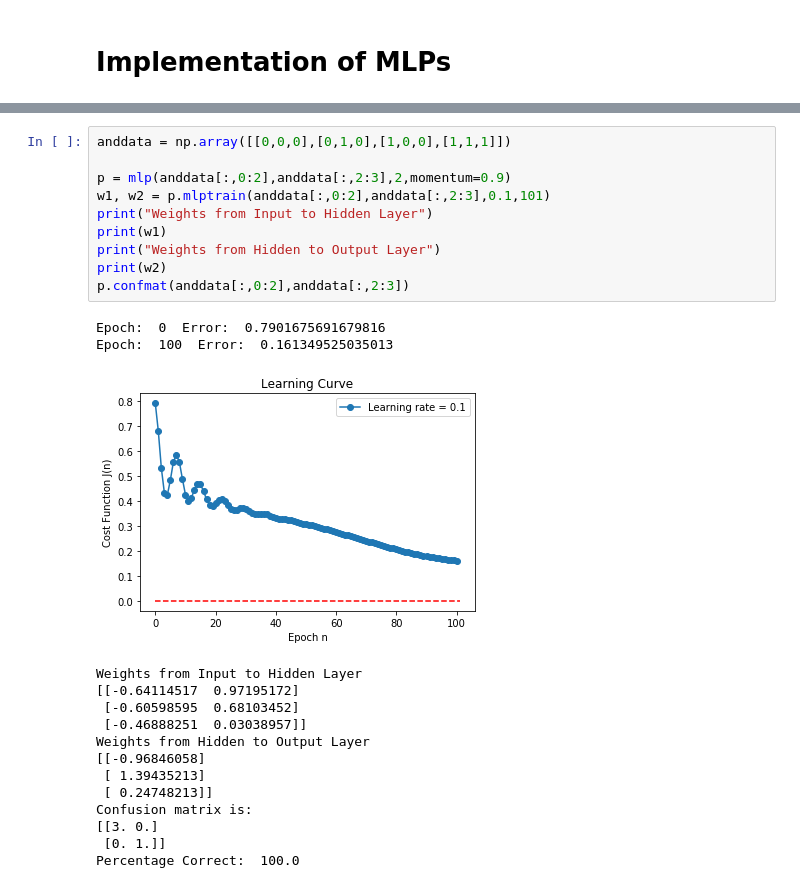
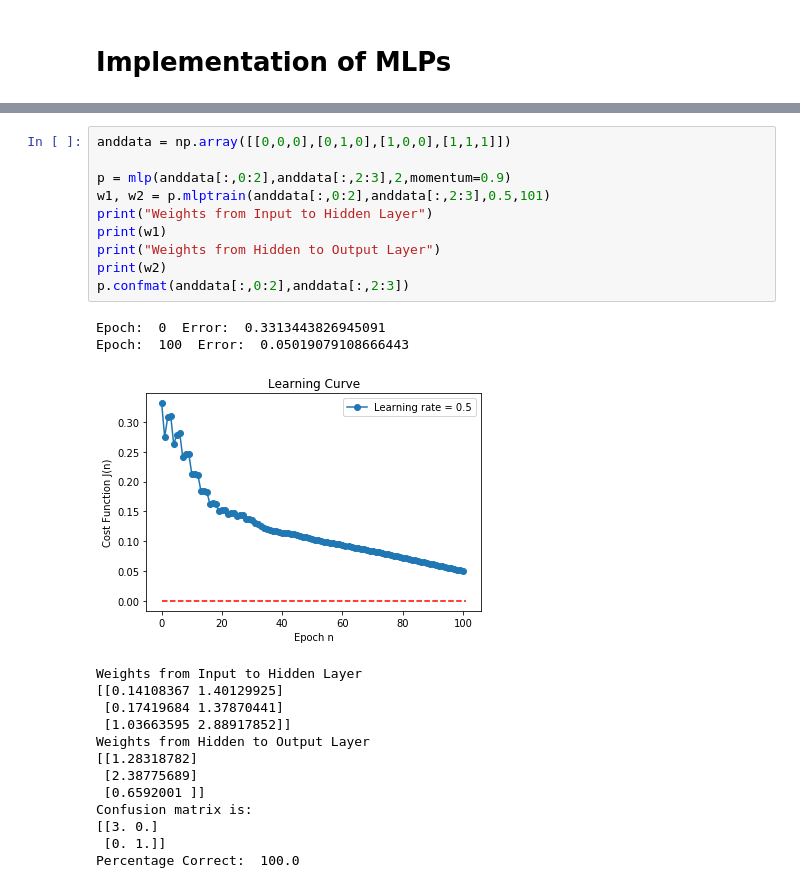
Before and after one commit to aysegulbumin/Lectures, a Jupyter notebook: Lecture 19 - Implementation of MLPs/Lecture 19.ipynb, the cells around one changed output, grey strips where cells are left out. Saved outputs shown, nothing was run; the diff lists cells and outputs as text.

```diff
--- a/Lecture 19 - Implementation of MLPs/Lecture 19.ipynb
+++ b/Lecture 19 - Implementation of MLPs/Lecture 19.ipynb
@@ -446,25 +447,25 @@ class mlp:
 # %%
 anddata = np.array([[0,0,0],[0,1,0],[1,0,0],[1,1,1]])
 
 p = mlp(anddata[:,0:2],anddata[:,2:3],2,momentum=0.9)
-w1, w2 = p.mlptrain(anddata[:,0:2],anddata[:,2:3],0.1,101)
+w1, w2 = p.mlptrain(anddata[:,0:2],anddata[:,2:3],0.5,101)
 print("Weights from Input to Hidden Layer")
 print(w1)
 print("Weights from Hidden to Output Layer")
 print(w2)
 p.confmat(anddata[:,0:2],anddata[:,2:3])
 # %% [output]
-Epoch:  0  Error:  0.7901675691679816
-Epoch:  100  Error:  0.161349525035013
+Epoch:  0  Error:  0.3313443826945091
+Epoch:  100  Error:  0.05019079108666443
-[figure, old version]
+[figure, new version]
 Weights from Input to Hidden Layer
-[[-0.64114517  0.97195172]
- [-0.60598595  0.68103452]
- [-0.46888251  0.03038957]]
+[[0.14108367 1.40129925]
+ [0.17419684 1.37870441]
+ [1.03663595 2.88917852]]
 Weights from Hidden to Output Layer
-[[-0.96846058]
- [ 1.39435213]
- [ 0.24748213]]
+[[1.28318782]
+ [2.38775689]
+ [0.6592001 ]]
 Confusion matrix is:
 [[3. 0.]
  [0. 1.]]
```
Also changed, not shown: parts of 6 cells of this notebook.
